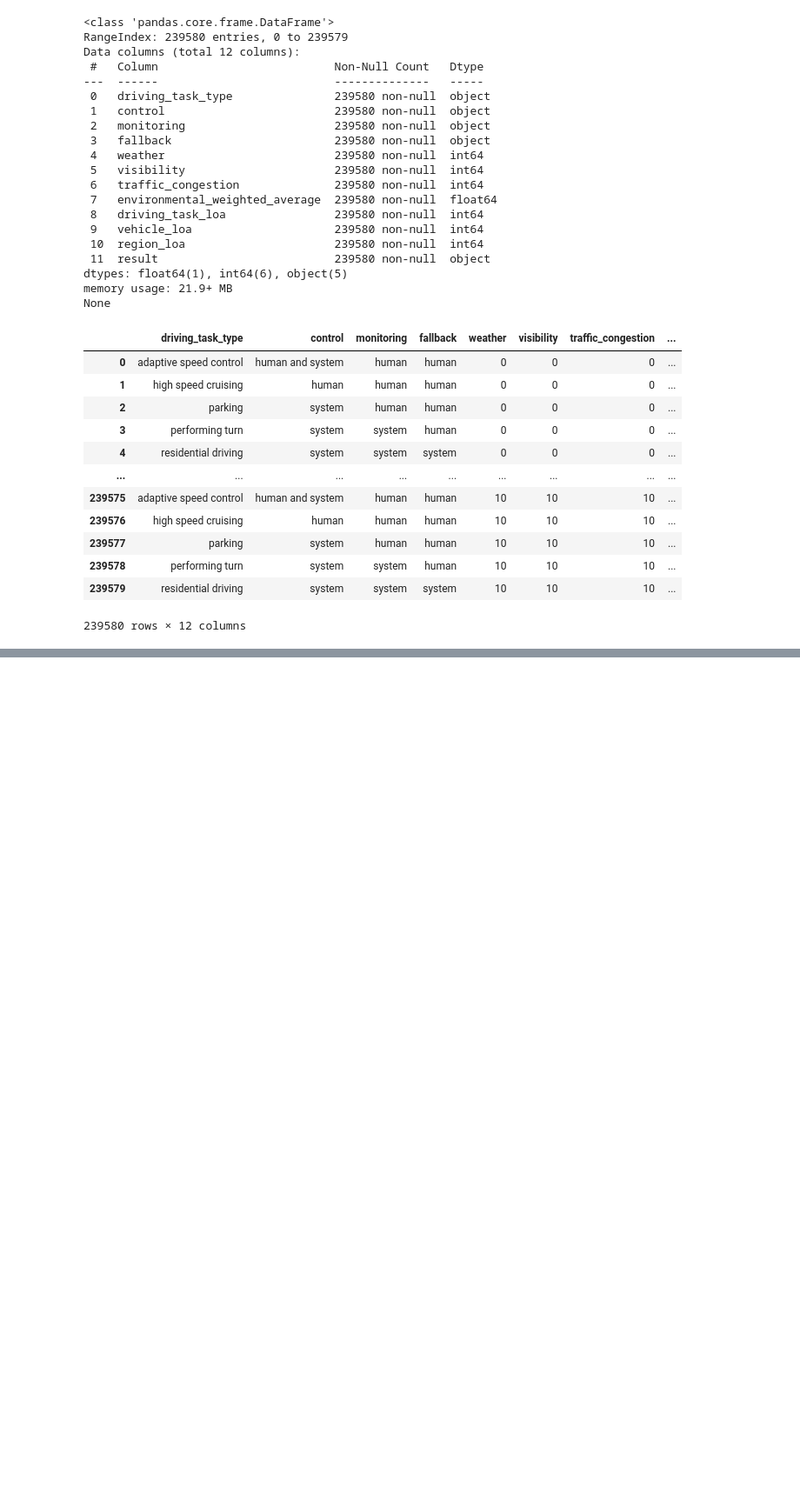
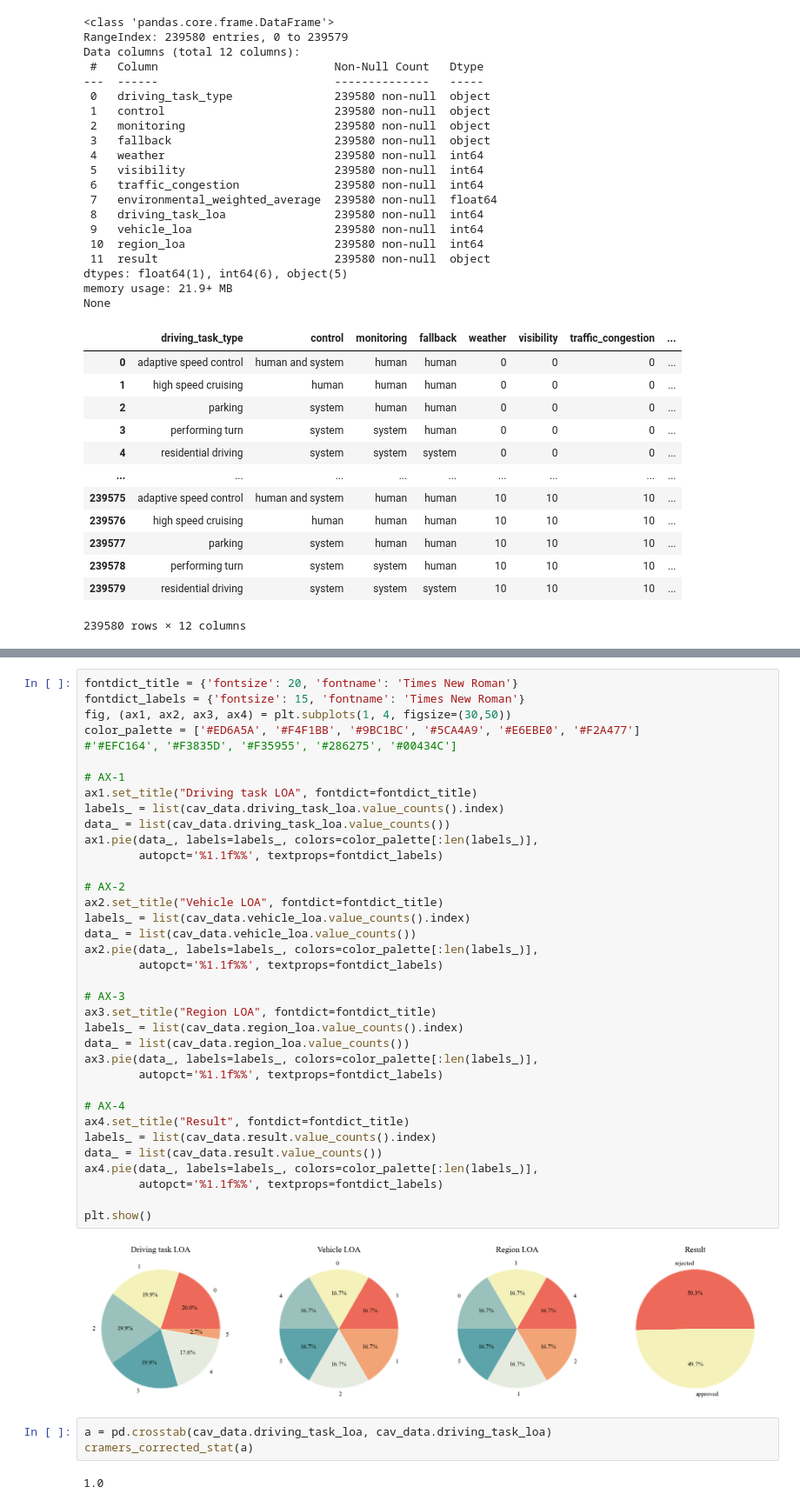
Before and after one commit to diazmx/phd-thesis-lab, a Jupyter notebook: 01-DataAnalysis/01-CAV_dataset_analysis.ipynb, the cells around one changed output, grey strips where cells are left out. Shown at 87% size. Cells and saved outputs as stored; diff of their text form; blank space fills up the shorter version.

```diff
--- a/01-DataAnalysis/01-CAV_dataset_analysis.ipynb
+++ b/01-DataAnalysis/01-CAV_dataset_analysis.ipynb
@@ -65,0 +149,43 @@ dtype: int64
+# %%
+fontdict_title = {'fontsize': 20, 'fontname': 'Times New Roman'}
+fontdict_labels = {'fontsize': 15, 'fontname': 'Times New Roman'}
+fig, (ax1, ax2, ax3, ax4) = plt.subplots(1, 4, figsize=(30,50))
+color_palette = ['#ED6A5A', '#F4F1BB', '#9BC1BC', '#5CA4A9', '#E6EBE0', '#F2A477']
+#'#EFC164', '#F3835D', '#F35955', '#286275', '#00434C']
+
+# AX-1
+ax1.set_title("Driving task LOA", fontdict=fontdict_title)
+labels_ = list(cav_data.driving_task_loa.value_counts().index)
+data_ = list(cav_data.driving_task_loa.value_counts())
+ax1.pie(data_, labels=labels_, colors=color_palette[:len(labels_)],
+        autopct='%1.1f%%', textprops=fontdict_labels)
+
+# AX-2
+ax2.set_title("Vehicle LOA", fontdict=fontdict_title)
+labels_ = list(cav_data.vehicle_loa.value_counts().index)
+data_ = list(cav_data.vehicle_loa.value_counts())
+ax2.pie(data_, labels=labels_, colors=color_palette[:len(labels_)],
+        autopct='%1.1f%%', textprops=fontdict_labels)
+
+# AX-3
+ax3.set_title("Region LOA", fontdict=fontdict_title)
+labels_ = list(cav_data.region_loa.value_counts().index)
+data_ = list(cav_data.region_loa.value_counts())
+ax3.pie(data_, labels=labels_, colors=color_palette[:len(labels_)],
+        autopct='%1.1f%%', textprops=fontdict_labels)
+
+# AX-4
+ax4.set_title("Result", fontdict=fontdict_title)
+labels_ = list(cav_data.result.value_counts().index)
+data_ = list(cav_data.result.value_counts())
+ax4.pie(data_, labels=labels_, colors=color_palette[:len(labels_)],
+        autopct='%1.1f%%', textprops=fontdict_labels)
+
+plt.show()
+# %% [output]
+[figure, added]
+# %%
+a = pd.crosstab(cav_data.driving_task_loa, cav_data.driving_task_loa)
+cramers_corrected_stat(a)
+# %% [output]
+1.0
```
Also changed, not shown: parts of 8 cells of this notebook, 1 other file.
